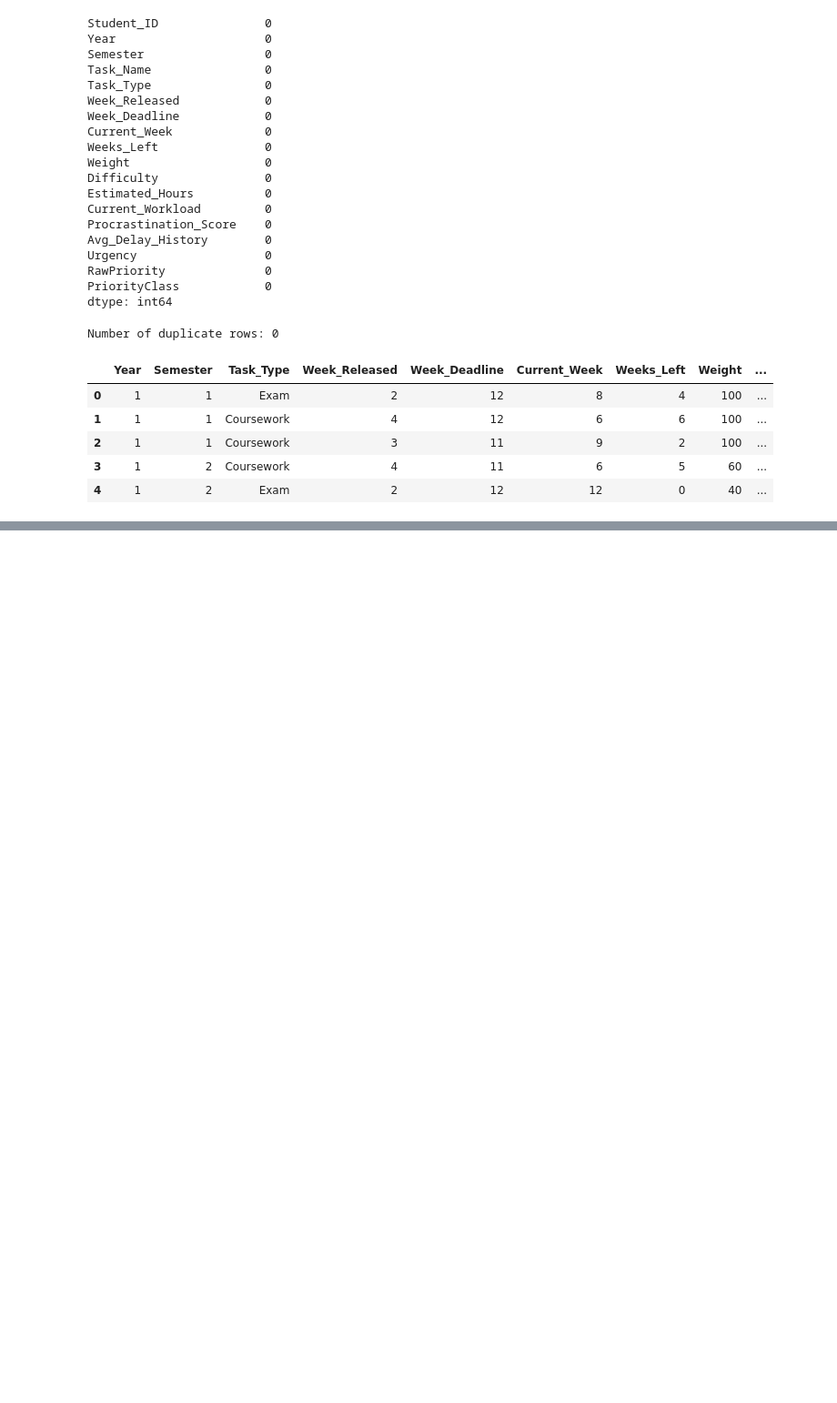
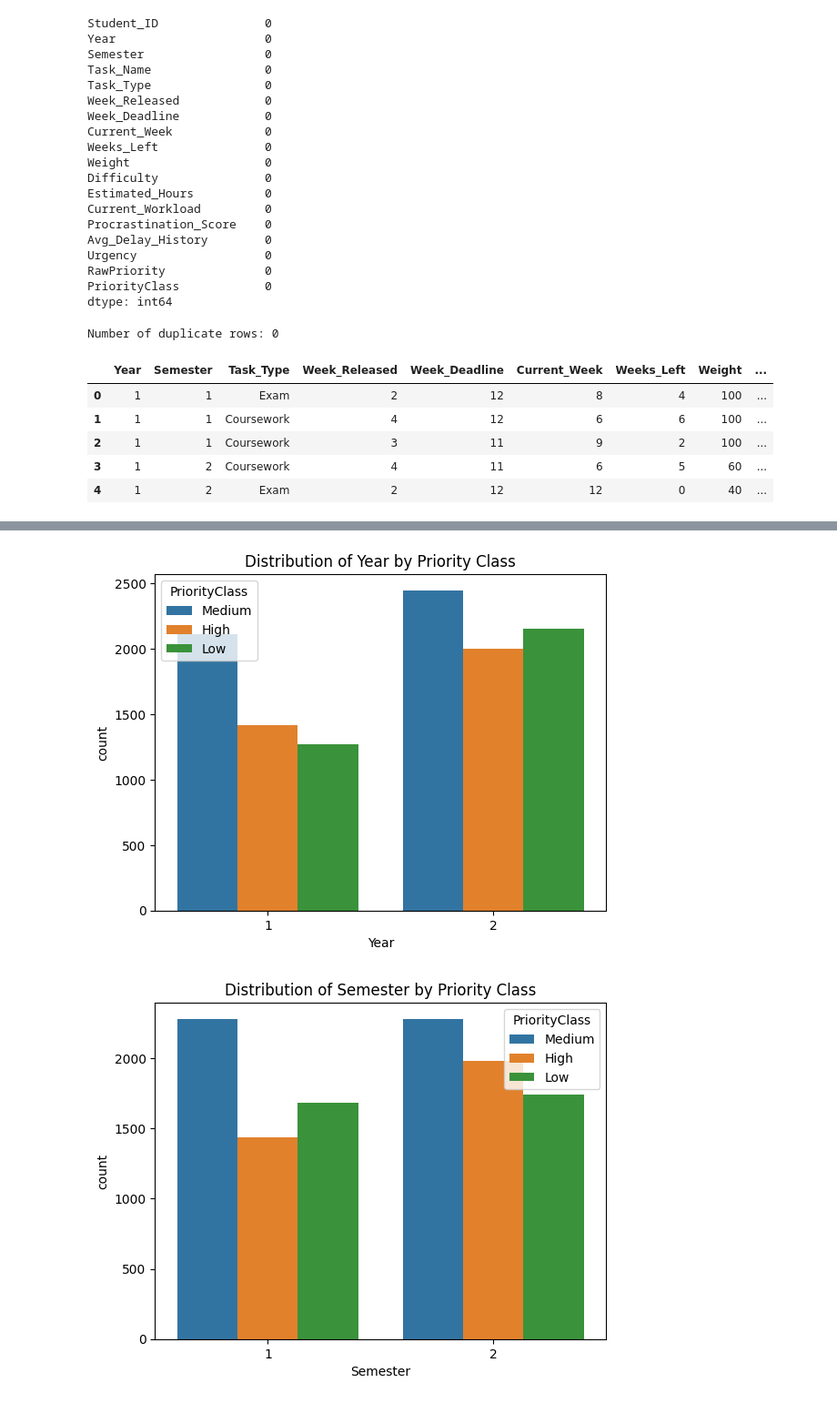
Before and after one commit to senirudilmith4/domain-ai, a Jupyter notebook: ml/TaskPriorityModel/EDA_TPM.ipynb, the cells around one changed output, grey strips where cells are left out. Shown at 91% size. Drawn from its saved outputs; the diff is of its cells as text; code cells hidden in the pictures; blank space fills up the shorter version.

```diff
--- a/ml/TaskPriorityModel/EDA_TPM.ipynb
+++ b/ml/TaskPriorityModel/EDA_TPM.ipynb
@@ -99,0 +126,10 @@ task_data.head()
+# %%
+# Univariate Analysis
+for i, predictor in enumerate(task_data.columns.drop('PriorityClass')):
+    plt.figure(i)
+    sns.countplot(x=task_data[predictor], hue=task_data['PriorityClass'])
+    plt.title(f'Distribution of {predictor} by Priority Class')
+    plt.show()
+# %% [output]
+[figure, added]
+[figure, added]
```
Also changed, not shown: parts of 15 cells of this notebook, 2 other files.
